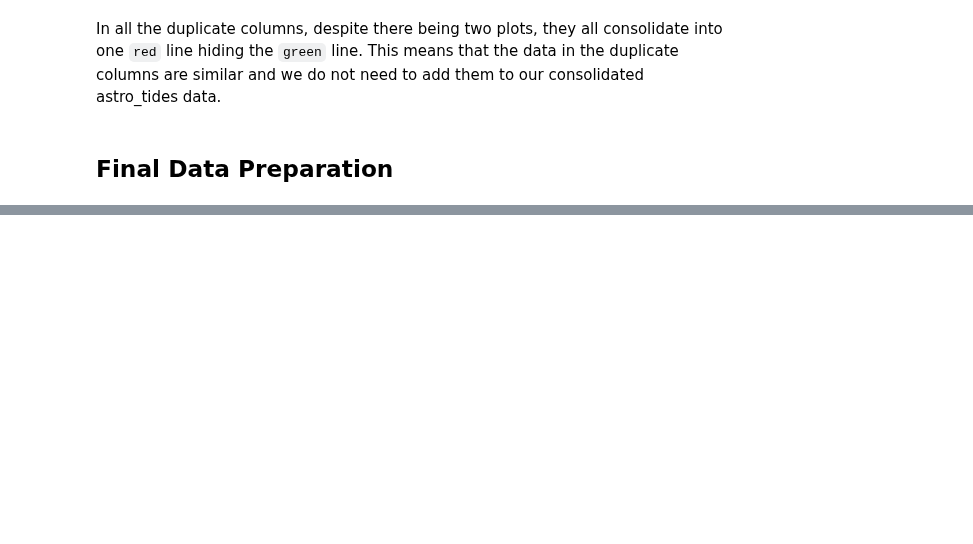
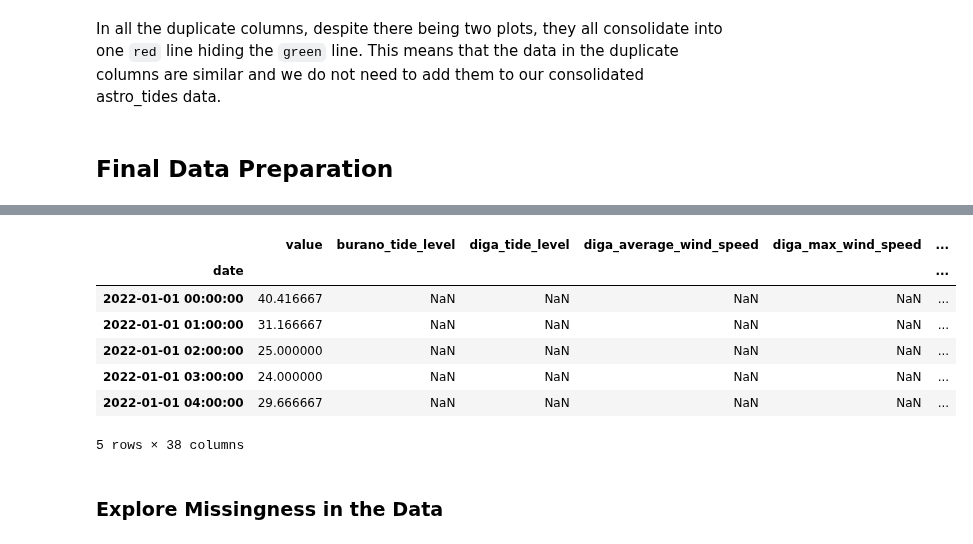
Before and after one commit to cyrilmichino/venice-meteo-analysis, a Jupyter notebook: tidy_data_notebook.ipynb, the cells around one changed output, grey strips where cells are left out. Cells and saved outputs as stored; diff of their text form; code cells hidden in the pictures; blank space fills up the shorter version.

```diff
--- a/tidy_data_notebook.ipynb
+++ b/tidy_data_notebook.ipynb
@@ -859,0 +910,29 @@ print(df.tail())
+# %%
+#Aggregated date from 5-miute to hourly intevals based on intuition listed above
+grouped = astro_tide.resample('H', on='date').agg({'value':'mean', 'burano_tide_level':'mean', 'diga_tide_level':'mean',
+       'diga_average_wind_speed':'mean', 'diga_max_wind_speed':'max', 'diga_wind_direction':'mean',
+       'miseri_tide_level':'mean', 'miseri_wind_direction':'mean',
+       'miseri_average_wind_speed':'mean', 'miseri_max_wind_speed':'max',
+       'miseri_sign_wave_height':'mean', 'miseri_max_wave_height':'max', 'palazzo_pressure':'mean',
+       'palazzo_temperature':'mean', 'palazzo_humidity':'mean', 'palazzo_solar':'mean',
+       'palazzo_precipitation':'sum', 'pg_piatta_precipitation':'sum', 'piatta_tide_level':'mean',
+       'piatta_wind_direction':'mean', 'piatta_average_wind_speed':'mean',
+       'piatta_max_wind_speed':'max', 'piatta_sign_wave_height':'mean',
+       'piatta_max_wave_height':'max', 'piatta_pressure':'mean', 'piatta_temperature':'mean',
+       'piatta_water_temperature':'mean', 'piatta_humidity':'mean', 'piatta_solar':'mean',
+       'piatta_precipitation':'sum', 'punta_tide_level':'mean', 'punta_water_temperature':'mean',
+       'sgiorgio_wind_direction':'mean', 'sgiorgio_average_wind_speed':'mean',
+       'sgiorgio_max_wind_speed':'max', 'sgiorgio_temperature':'mean', 'sgiorgio_humidity':'mean',
+       'sgiorgio_solar':'mean'})
+grouped.head()
+# %% [output]
+|  | value | burano_tide_level | diga_tide_level | diga_average_wind_speed | diga_max_wind_speed | ... |
+| date |  |  |  |  |  | ... |
+| 2022-01-01 00:00:00 | 40.416667 | NaN | NaN | NaN | NaN | ... |
+| 2022-01-01 01:00:00 | 31.166667 | NaN | NaN | NaN | NaN | ... |
+| 2022-01-01 02:00:00 | 25.000000 | NaN | NaN | NaN | NaN | ... |
+| 2022-01-01 03:00:00 | 24.000000 | NaN | NaN | NaN | NaN | ... |
+| 2022-01-01 04:00:00 | 29.666667 | NaN | NaN | NaN | NaN | ... |
+5 rows × 38 columns
+# %% [markdown]
+### Explore Missingness in the Data
```
Also changed, not shown: parts of 6 cells of this notebook.
